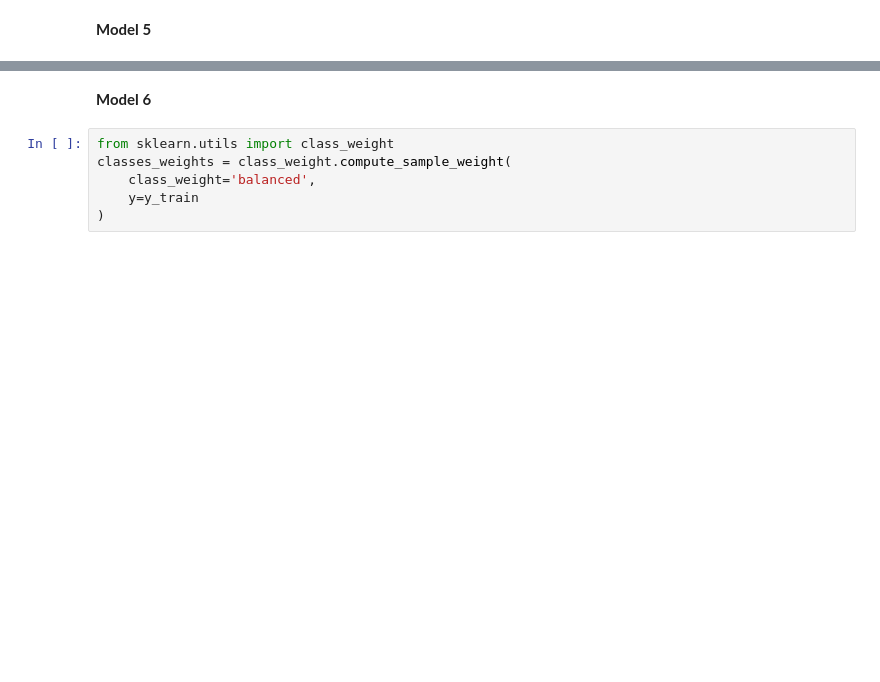
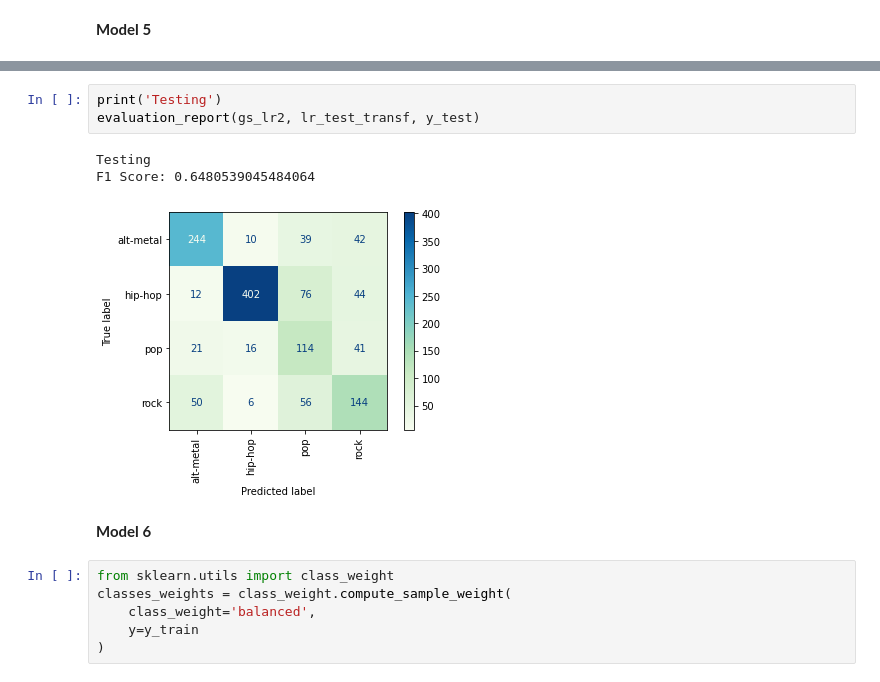
Before and after one commit to Hadryan/Music-Recommendation-System-24, a Jupyter notebook: Data-Modeling.ipynb, the cells around one changed output, grey strips where cells are left out. Cells and saved outputs as stored; diff of their text form; blank space fills up the shorter version.

```diff
--- a/Data-Modeling.ipynb
+++ b/Data-Modeling.ipynb
@@ -276,3 +337,10 @@ evaluation_report(gs_lr2, test_ohe, y_test)
+# %%
+print('Testing')
+evaluation_report(gs_lr2, lr_test_transf, y_test)
+# %% [output]
+Testing
+F1 Score: 0.6480539045484064
+[figure, added]
 # %% [markdown]
 **Model 6**
 # %%
```
Also changed, not shown: parts of 31 cells of this notebook, 1 other file.
